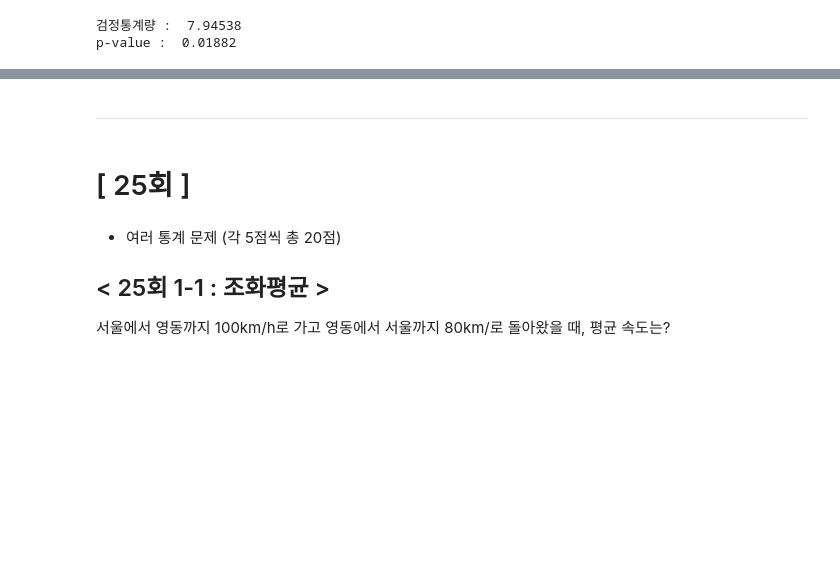
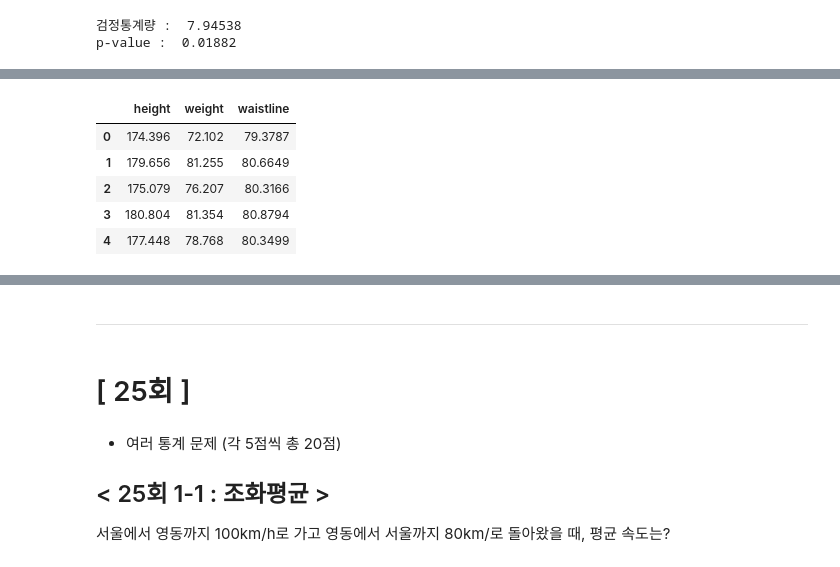
Before and after one commit to Minju-nimm/ADP, a Jupyter notebook: 기출/ADP_통계기출_28_25.ipynb, the cells around one changed output, grey strips where cells are left out. Saved outputs shown, nothing was run; the diff lists cells and outputs as text; code cells hidden in the pictures; blank space fills up the shorter version.

```diff
--- a/기출/ADP_통계기출_28_25.ipynb
+++ b/기출/ADP_통계기출_28_25.ipynb
@@ -70,0 +236,12 @@ p-value :  0.01882
+# %%
+import pandas as pd
+
+df = pd.read_csv('https://raw.githubusercontent.com/Datamanim/datarepo/main/adp/26/problem7.csv')
+df.head()
+# %% [output]
+|  | height | weight | waistline |
+| 0 | 174.396 | 72.102 | 79.3787 |
+| 1 | 179.656 | 81.255 | 80.6649 |
+| 2 | 175.079 | 76.207 | 80.3166 |
+| 3 | 180.804 | 81.354 | 80.8794 |
+| 4 | 177.448 | 78.768 | 80.3499 |
```
Also changed, not shown: parts of 28 cells of this notebook.
